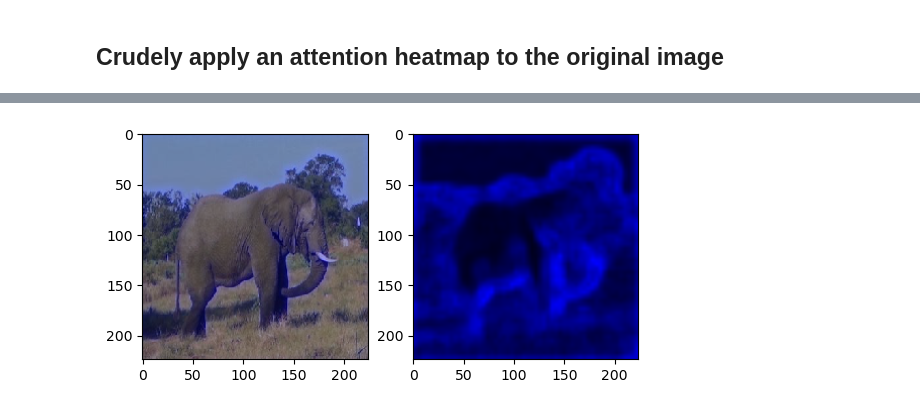
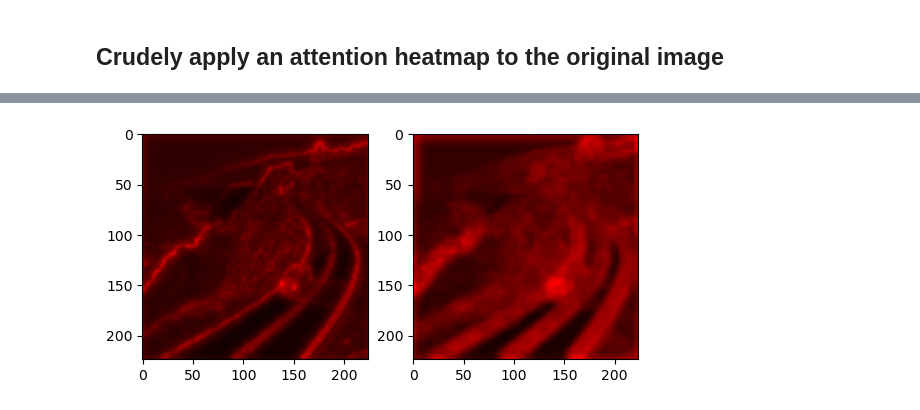
Before and after one commit to blueted2/utwente-acvpr-project, a Jupyter notebook: vgg16_attention_test/attention.ipynb, the cells around one changed output, grey strips where cells are left out. Saved outputs shown, nothing was run; the diff lists cells and outputs as text; code cells hidden in the pictures.

Commit message:
Switch to using highway image

```diff
--- a/vgg16_attention_test/attention.ipynb
+++ b/vgg16_attention_test/attention.ipynb
@@ -37,8 +33,8 @@ import matplotlib.pyplot as plt
 from tensorflow.keras.preprocessing import image
 
 
-img_path = 'images/elephant.jpeg'
-# img_path = 'images/highway.jpeg'
+# img_path = 'images/elephant.jpeg'
+img_path = 'images/highway.jpeg'
 
 img = image.load_img(img_path, target_size=(224, 224))
 x = image.img_to_array(img)
@@ -126,55 +122,79 @@ resized_outputs = []
 
 # skip first layer as it's the input image
 for i, output in enumerate(outputs[1:]):
-    if len(output.shape) == 4:
-        resized = tf.image.resize(output, (224, 224))
-        resized = np.average(resized[0, :, :, :], axis=2)
-        # convert from (224, 224) to (224, 224, 3) by duplicating the grayscale channel
-        resized = np.stack((resized * 0, resized * 0, resized), axis=2)
 
-        # scale the values to be between 0 and 1
-        # get min and max values
-        min_val = np.min(resized)
-        max_val = np.max(resized)
-
-        # scale the values
-        resized = (resized - min_val) / (max_val - min_val)
-
-        resized_outputs.append(resized)
-    else:
+    if len(output.shape) != 4:
+        # we've reached the fully connected layers, so we're done
         break
 
+    # upscale the output to 224x224
+    resized = tf.image.resize(output, (224, 224))
 
-img = np.array(img)
-plt.imshow(img)
+    # average the channels (usually there are 64) to get a grayscale heatmap
+    resized = np.average(resized[0, :, :, :], axis=2)
+
+    # convert from (224, 224) to (224, 224, 3) so we can overlay it on the original RGB image
+    # (here we just use the red channel and set the rest to 0)
+    resized = np.stack((resized, resized * 0, resized * 0), axis=2)
+
+    # scale the values to be between 0 and 1
+    min_val = np.min(resized)
+    max_val = np.max(resized)
+
+    # scale the values
+    resized = (resized - min_val) / (max_val - min_val)
+
+    resized_outputs.append(resized)
+
+
+# plot the original image
+scaled_img = np.array(img) / 255
+plt.imshow(scaled_img)
 plt.show()
 
-print(img.shape)
-
-img_with_heatmaps = img.copy()
-
-# convert the image to float32
-img_with_heatmaps = img_with_heatmaps.astype('float32') / 255
-
-print(np.min(img_with_heatmaps), np.max(img_with_heatmaps))
+# same size as the original image
+heatmap = np.zeros((224, 224, 3))
 
 # apply each heatmap to the image and plot the result
 for resized in resized_outputs:
-    # add the heatmap to the image with 10% transparency
-    img_with_heatmaps += resized * 0.1
+
+    heatmap += resized
 
     # scale the values to be between 0 and 1
-    # get min and max values
-    min_val = np.min(img_with_heatmaps)
-    max_val = np.max(img_with_heatmaps)
+    min_val = np.min(heatmap)
+    max_val = np.max(heatmap)
 
     # scale the values
-    img_with_heatmaps = (img_with_heatmaps - min_val) / (max_val - min_val)
+    scaled_heatmap = (heatmap - min_val) / (max_val - min_val)
 
+    # plot the the image with the heatmap next to the layer output
     plt.subplot(121)
-    plt.imshow(img_with_heatmaps)
+    plt.imshow(scaled_heatmap)
     plt.subplot(122)
     plt.imshow(resized)
 
     plt.show()
+
+
+scaled_heatmap = (heatmap - np.min(heatmap)) / (np.max(heatmap) - np.min(heatmap))
+
+# apply the heatmap to the original image
+img_with_heatmap = scaled_img + scaled_heatmap * 2
+
+# scale the values to be between 0 and 1
+min_val = np.min(img_with_heatmap)
+max_val = np.max(img_with_heatmap)
+
+# scale the values
+scaled_img_with_heatmap = (img_with_heatmap - min_val) / (max_val - min_val)
+
+# plot the the image with the heatmap next to the layer output
+
+print("Image with heatmap next to original image")
+plt.subplot(121)
+plt.imshow(scaled_img_with_heatmap)
+plt.subplot(122)
+plt.imshow(scaled_img)
+
+plt.show()
 # %% [output]
@@ -190 +208 @@ for resized in resized_outputs:
-[figure, old version]
+[figure, new version]
```
Also changed, not shown: parts of 4 cells of this notebook.
